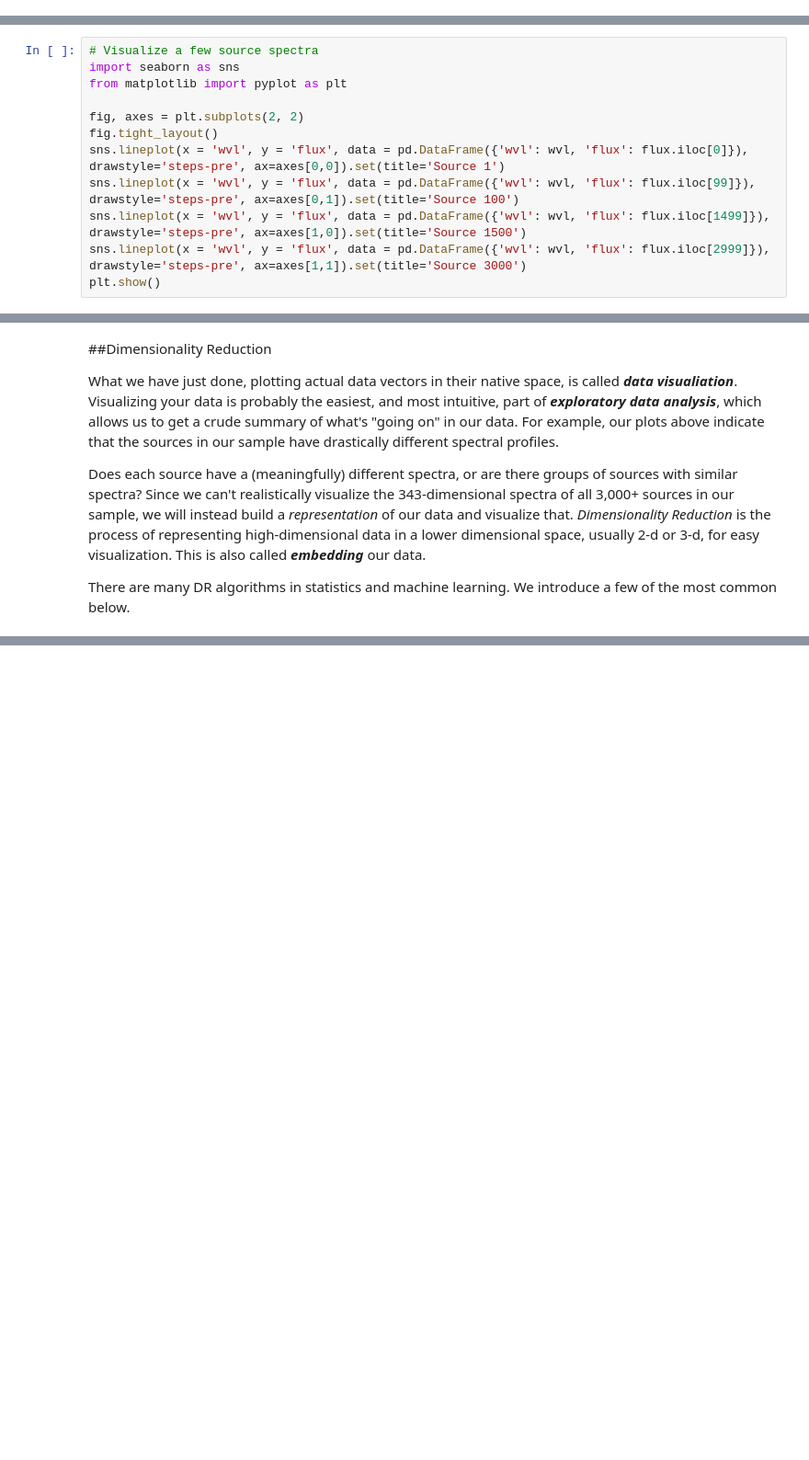
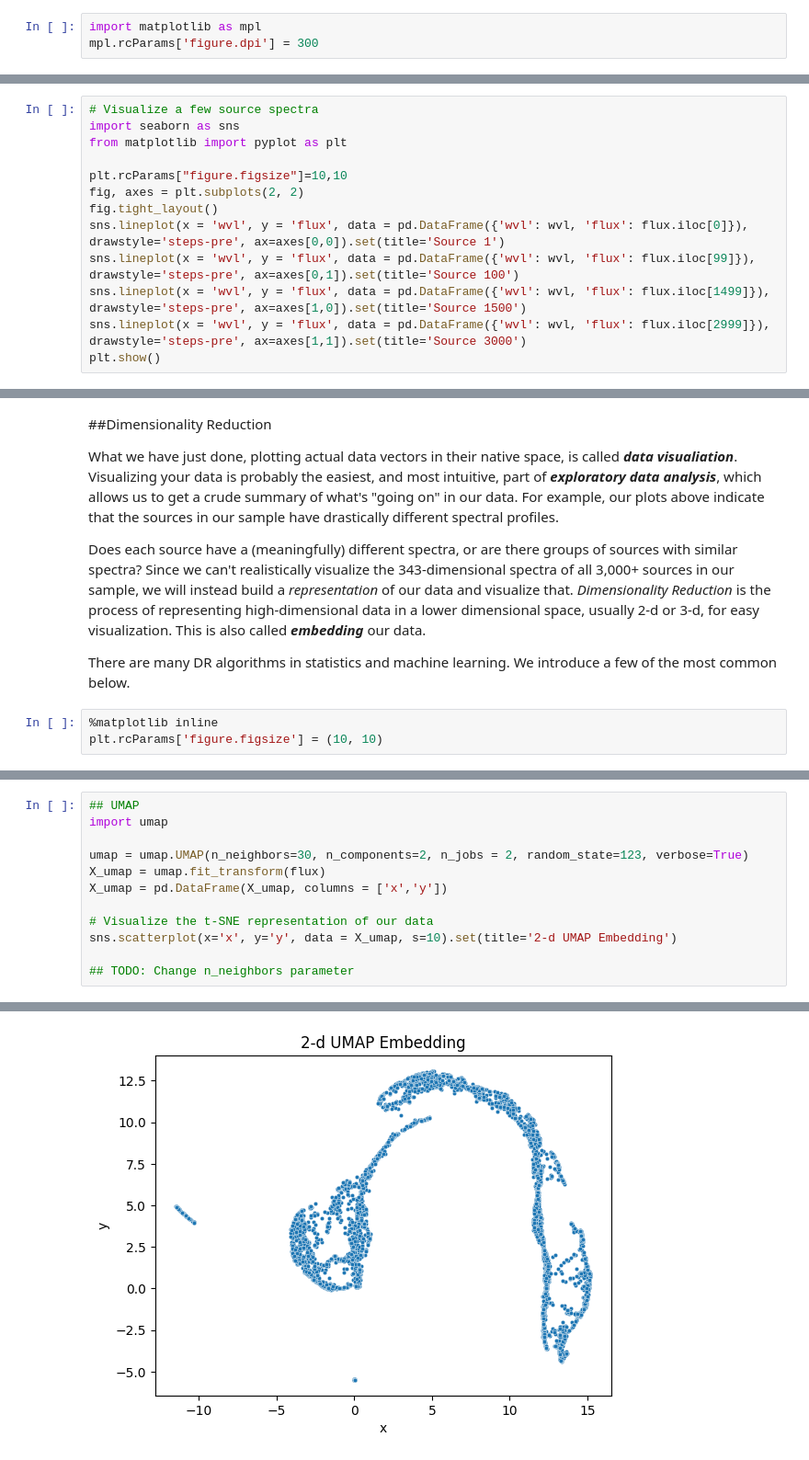
Before and after one commit to jt-ut/GaiaREU, a Jupyter notebook: GaiaREU-ML_v1.ipynb, the cells around one changed output, grey strips where cells are left out. Shown: that part at 92% size. Drawn from its saved outputs; the diff is of its cells as text; blank space fills up the shorter version.

```diff
--- a/GaiaREU-ML_v1.ipynb
+++ b/GaiaREU-ML_v1.ipynb
@@ -21,3 +23,6 @@ print(flux.iloc[0])
+# %%
+import matplotlib as mpl
+mpl.rcParams['figure.dpi'] = 300
 # %%
 # %% [output]
 (3981, 343)
@@ -39,6 +44,7 @@ Name: 0, Length: 343, dtype: float64
 import seaborn as sns
 from matplotlib import pyplot as plt
 
+plt.rcParams["figure.figsize"]=10,10
 fig, axes = plt.subplots(2, 2)
 fig.tight_layout()
 sns.lineplot(x = 'wvl', y = 'flux', data = pd.DataFrame({'wvl': wvl, 'flux': flux.iloc[0]}), drawstyle='steps-pre', ax=axes[0,0]).set(title='Source 1')
@@ -56,6 +62,9 @@ What we have just done, plotting actual data vectors in their native space, is c
 Does each source have a (meaningfully) different spectra, or are there groups of sources with similar spectra? Since we can't realistically visualize the 343-dimensional spectra of all 3,000+ sources in our sample, we will instead build a *representation* of our data and visualize that. *Dimensionality Reduction* is the process of representing high-dimensional data in a lower dimensional space, usually 2-d or 3-d, for easy visualization. This is also called ***embedding*** our data.
 
 There are many DR algorithms in statistics and machine learning. We introduce a few of the most common below.
+# %%
+%matplotlib inline
+plt.rcParams['figure.figsize'] = (10, 10)
 # %%
 ## PCA
 from sklearn.decomposition import PCA
@@ -117,0 +124,13 @@ numpy.ndarray
+# %%
+## UMAP
+import umap
+
+umap = umap.UMAP(n_neighbors=30, n_components=2, n_jobs = 2, random_state=123, verbose=True)
+X_umap = umap.fit_transform(flux)
+X_umap = pd.DataFrame(X_umap, columns = ['x','y'])
+
+# Visualize the t-SNE representation of our data
+sns.scatterplot(x='x', y='y', data = X_umap, s=10).set(title='2-d UMAP Embedding')
+
+## TODO: Change n_neighbors parameter
+# %% [output]
@@ -117,0 +145 @@ numpy.ndarray
+[figure, added]
```
Also changed, not shown: parts of 16 cells of this notebook.
